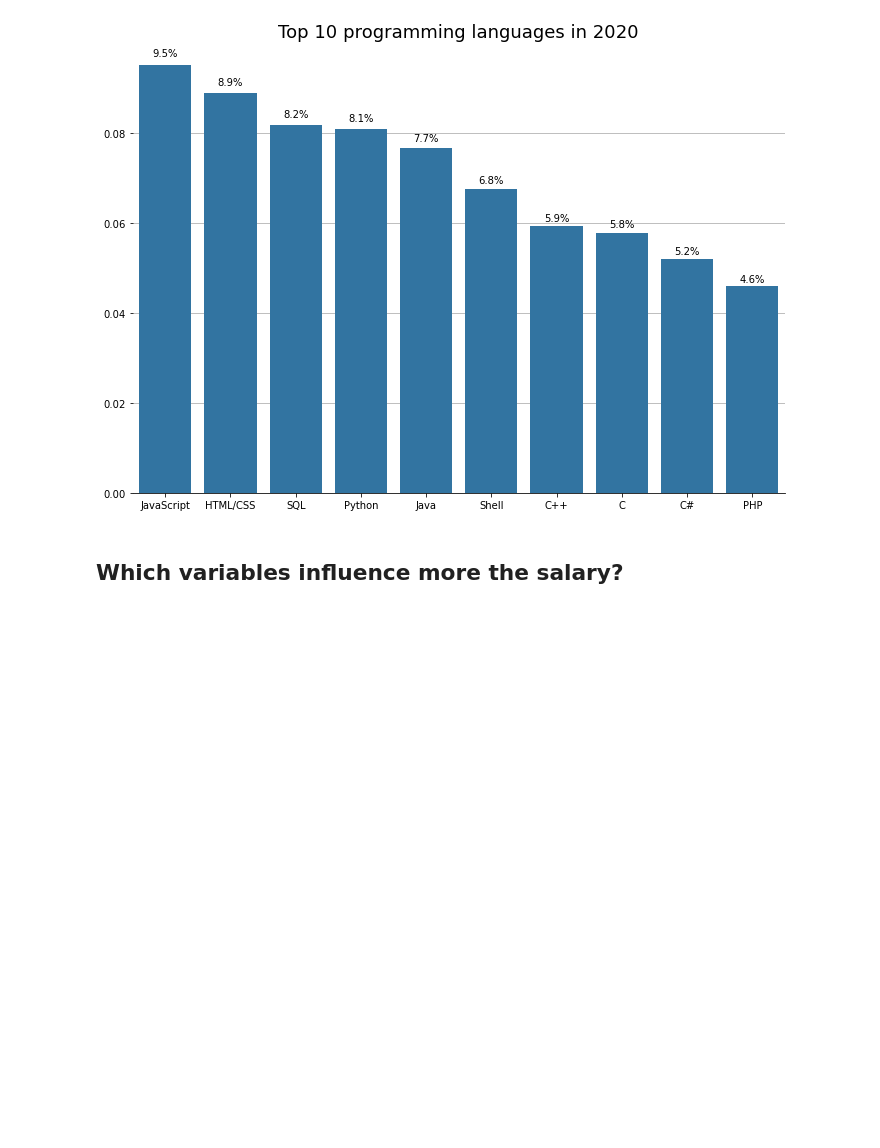
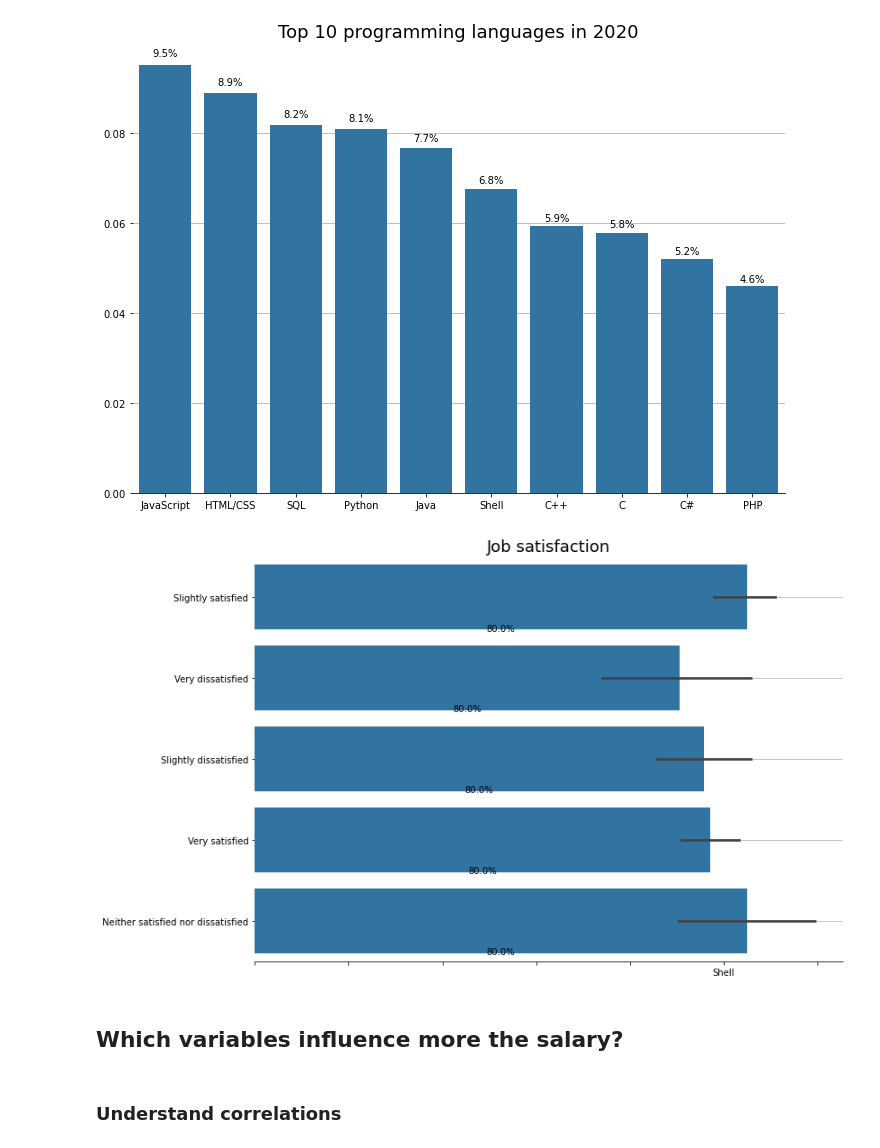
Before and after one commit to rubenvf/Stack_Overflow_Survey_2020, a Jupyter notebook: StackOverflowPost.ipynb, the cells around one changed output. Saved outputs shown, nothing was run; the diff lists cells and outputs as text; code cells hidden in the pictures; blank space fills up the shorter version.

```diff
--- a/StackOverflowPost.ipynb
+++ b/StackOverflowPost.ipynb
@@ -147,5 +150,11 @@ def print_percentage_top(series, top_num, title):
 print_percentage_top(ratio, 10, 'Top 10 programming languages in 2020')
 # %% [output]
 [figure]
+# %%
+print_percentage_top(df.JobSat, 1000, title = 'Job satisfaction')
+# %% [output]
+[figure, added]
 # %% [markdown]
 ## Which variables influence more the salary?
+# %% [markdown]
+### Understand correlations
```
Also changed, not shown: parts of 27 cells of this notebook.
